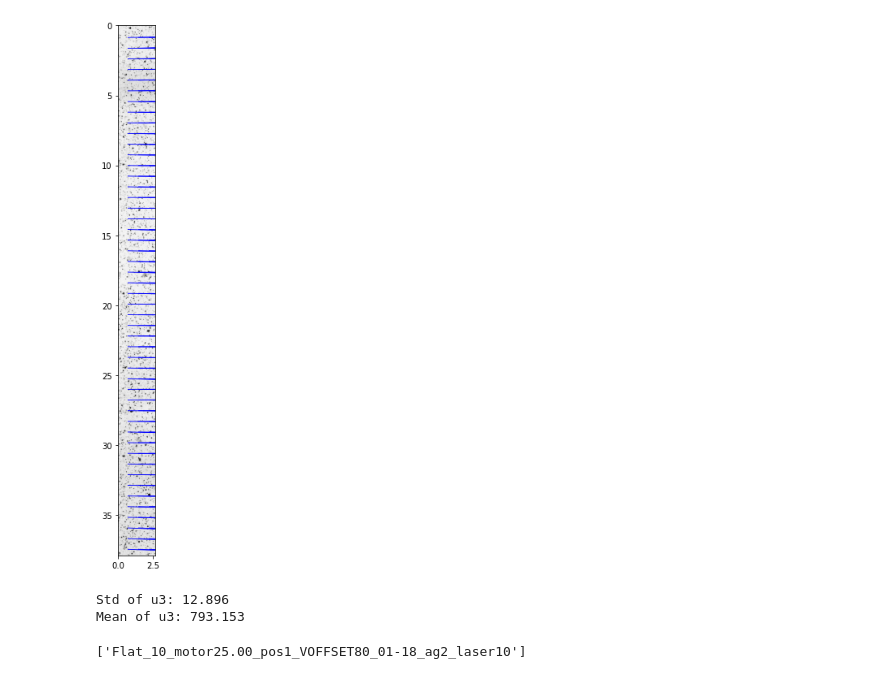
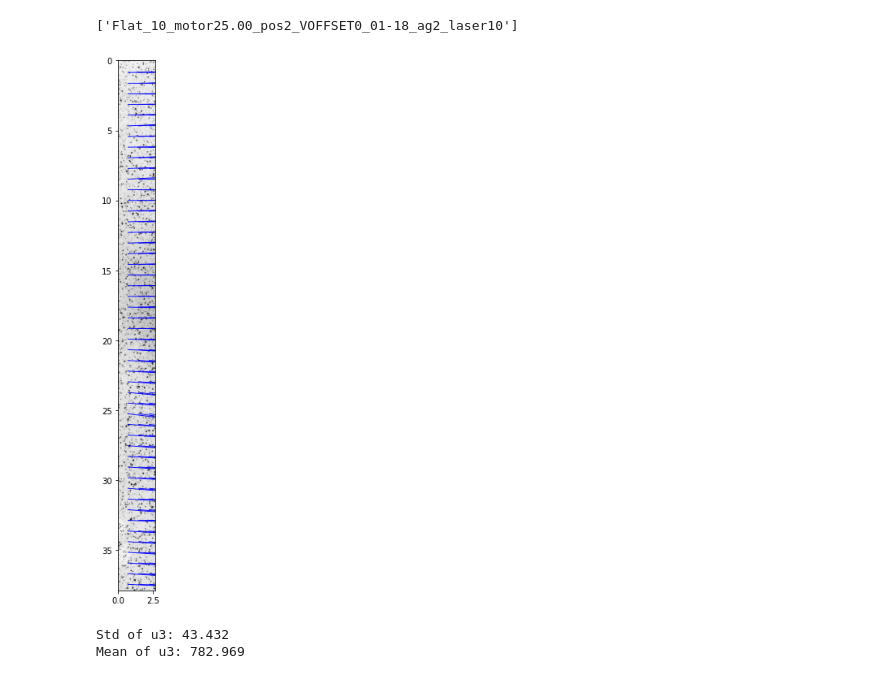
Before and after one commit to yeonsu-jung/piv_recipes, a Jupyter notebook: 2021-01-31.ipynb, the cells around one changed output. Cells and saved outputs as stored; diff of their text form; code cells hidden in the pictures.

```diff
--- a/2021-01-31.ipynb
+++ b/2021-01-31.ipynb
@@ -42,3 +17,3 @@ print(pi.param_dict_list)
 # %%
-list_flat = [x for x in pi.param_dict_list if x['sample'] == 'Flat_10' and x['motor'] == 25.0]
-list_1_1_1 = [x for x in pi.param_dict_list if x['sample'] == '1_1_1_10' and x['motor'] == 25.0]
+list_original = pi.param_dict_list
+list_flat20 = [x for x in list_original if x['sample'] == 'Flat_20' and x['motor'] == 25.0]
@@ -49,3 +19,0 @@ print(list_1_1_1)
-# %%
-pi.param_dict_list = list_flat
-print(pi.param_dict_list)
@@ -53,0 +20,3 @@ print(pi.param_dict_list)
+# %%
+pi.param_dict_list = list_flat20
+pi.set_piv_param({"dt":0.0005})
@@ -53,0 +61,6 @@ print(pi.param_dict_list)
+# %%
+key_flat10 = {"sample": 'Flat_10',"motor": 25.0}
+list_flat10 = [x for x in list_original if key_flat10.items() <= x.items()]
+
+pi.param_dict_list = list_flat10
+pi.set_piv_param({"dt":0.0001})
@@ -54,6 +115,7 @@ print(pi.param_dict_list)
 # %%
-pi.quick_piv(1,6)
+pi.quick_piv(2,1)
 # %% [output]
+['Flat_10_motor25.00_pos2_VOFFSET0_01-18_ag2_laser10']
-[figure, old version]
+[figure, new version]
-Std of u3: 12.896
-Mean of u3: 793.153
+Std of u3: 43.432
+Mean of u3: 782.969
@@ -65,4 +121,0 @@ location_path = [x['path'] for x in pi.param_dict_list if x['pos'] == camera_pos
-# %%
-location_path
-# %% [output]
-['Flat_10_motor25.00_pos1_VOFFSET80_01-18_ag2_laser10']
```
Also changed, not shown: parts of 18 cells of this notebook, 1 other file.
